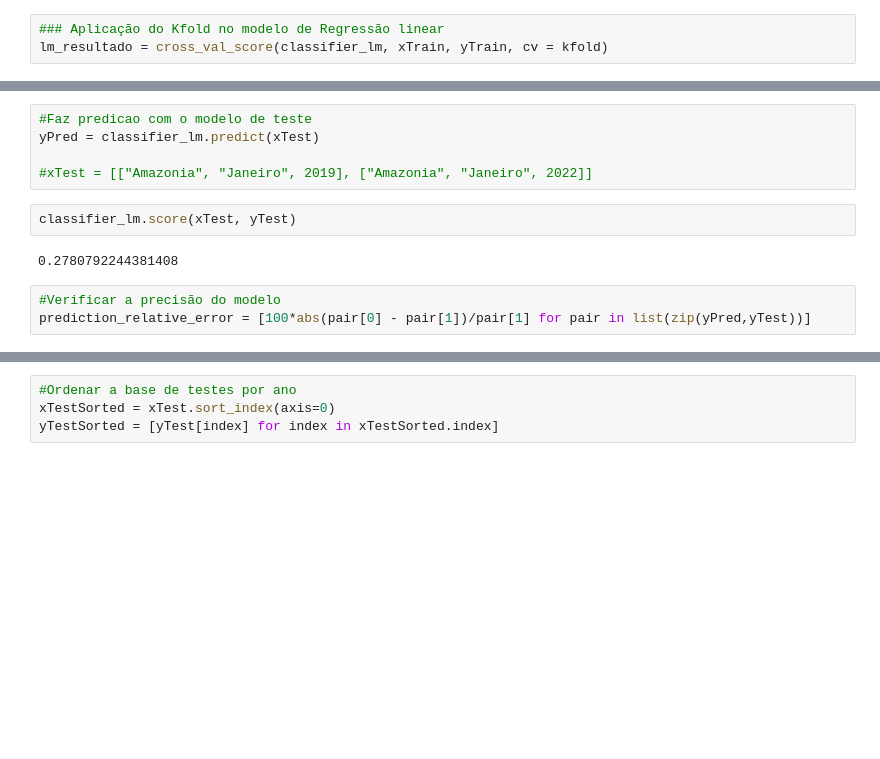
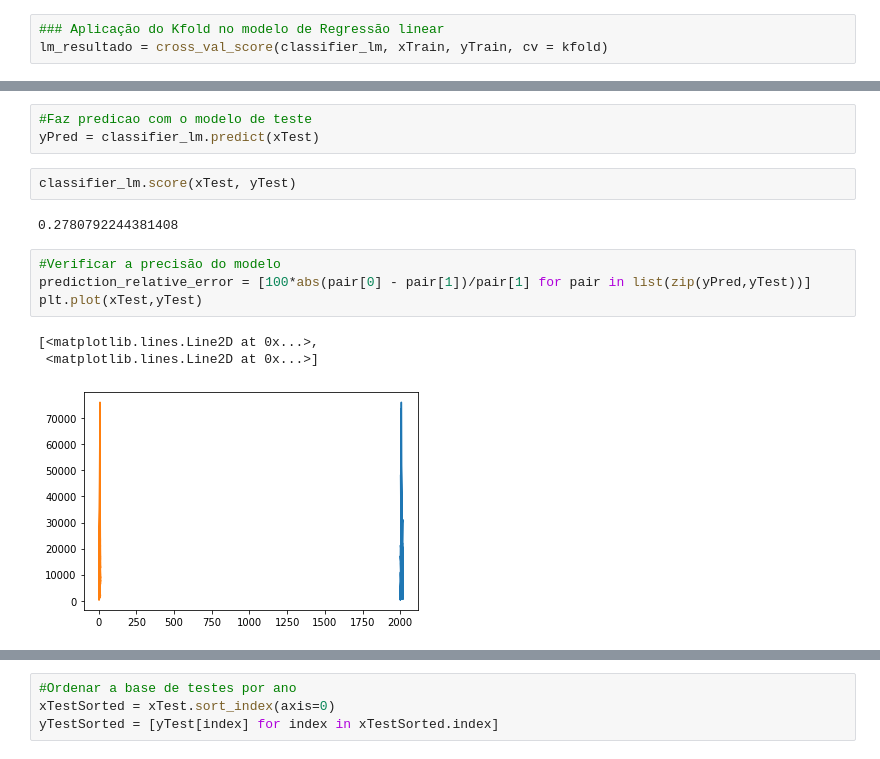
Before and after one commit to alynenogu/Pos-Graduacao---Ciencia-de-Dados, a Jupyter notebook: Monografia Versão Final.ipynb, the cells around one changed output, grey strips where cells are left out. Cells and saved outputs as stored; diff of their text form; blank space fills up the shorter version.

```diff
--- a/Monografia Versão Final.ipynb
+++ b/Monografia Versão Final.ipynb
@@ -843,8 +843,6 @@ Linear Regression Mean (R^2): 0.20932721157944573
 # %%
 #Faz predicao com o modelo de teste
 yPred = classifier_lm.predict(xTest)
-
-#xTest = [["Amazonia", "Janeiro", 2019], ["Amazonia", "Janeiro", 2022]]
 # %%
 classifier_lm.score(xTest, yTest)
 # %% [output]
@@ -852,3 +850,8 @@ classifier_lm.score(xTest, yTest)
 # %%
 #Verificar a precisão do modelo
 prediction_relative_error = [100*abs(pair[0] - pair[1])/pair[1] for pair in list(zip(yPred,yTest))]
+plt.plot(xTest,yTest)
+# %% [output]
+[<matplotlib.lines.Line2D at 0x...>,
+ <matplotlib.lines.Line2D at 0x...>]
+[figure, added]
```
Also changed, not shown: parts of 18 cells of this notebook.
